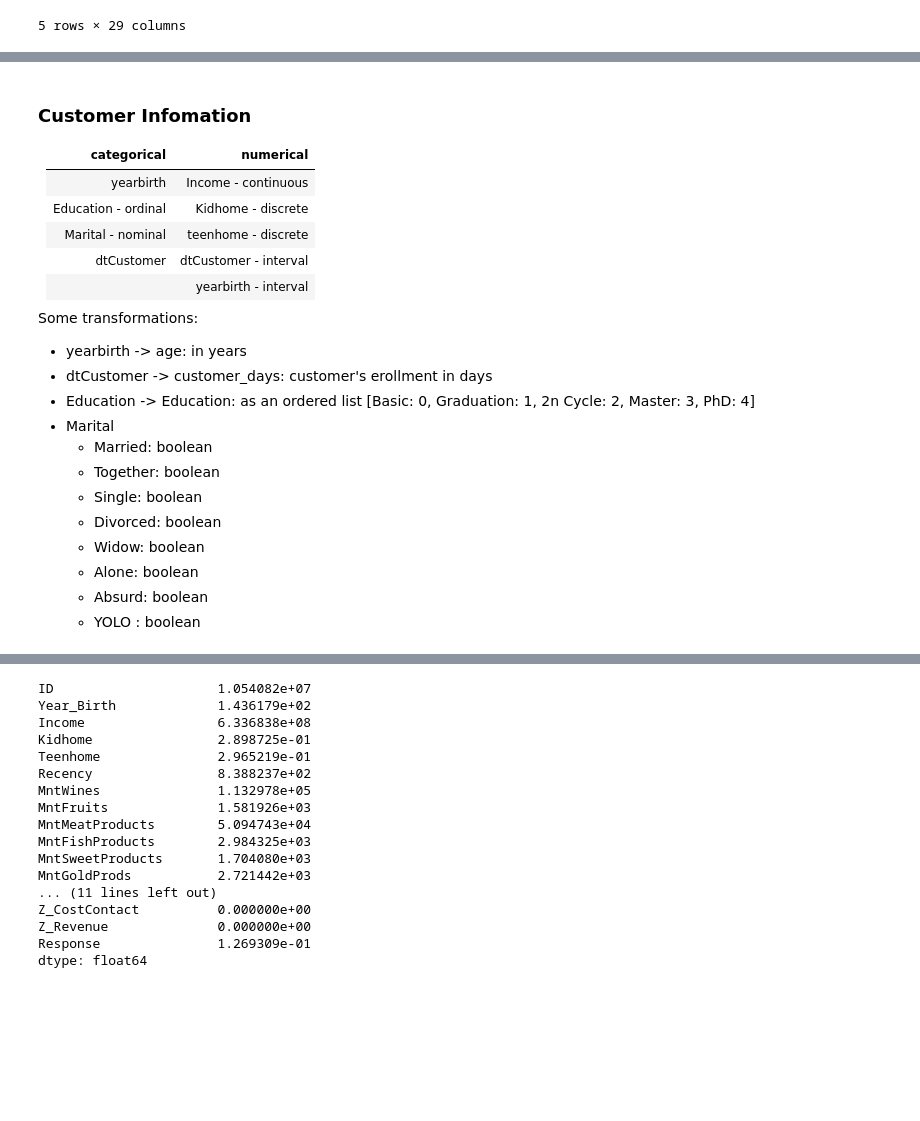
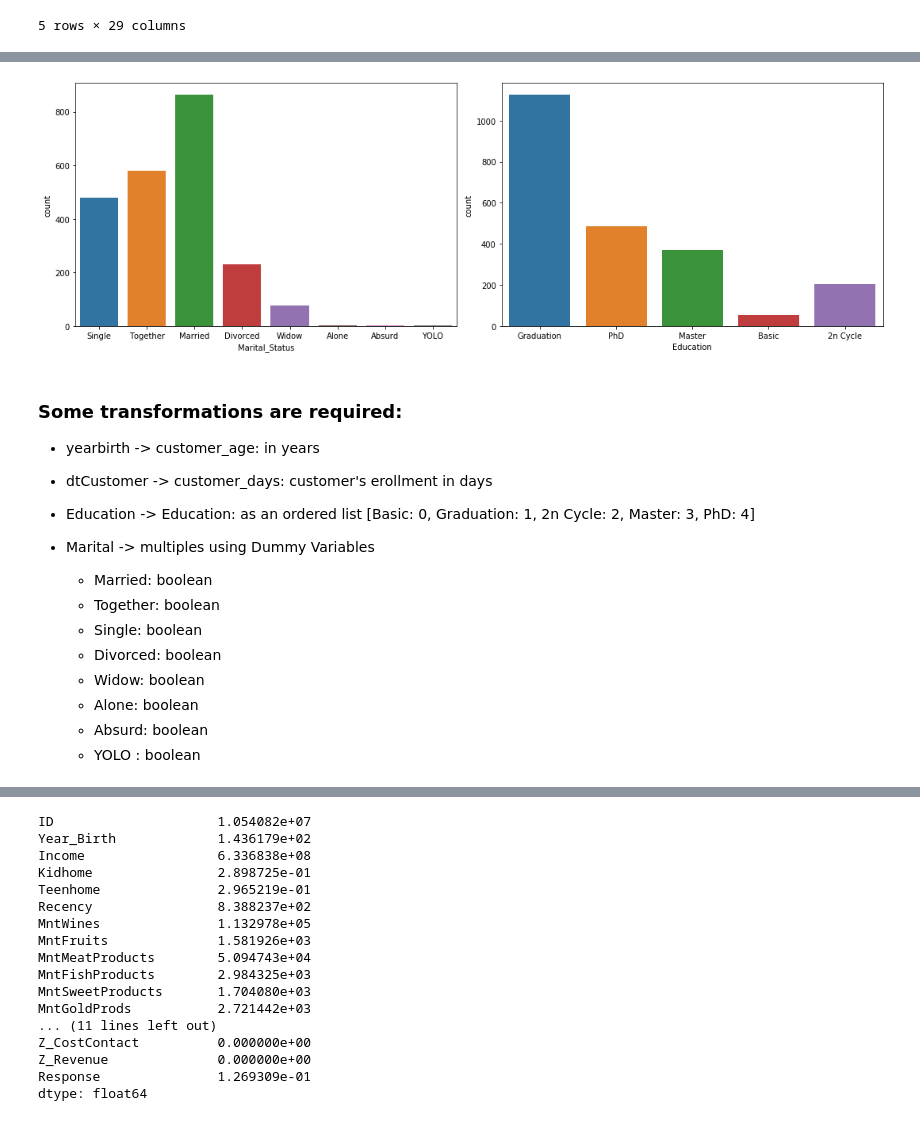
Before and after one commit to nailson/ifood-data-business-analyst-test, a Jupyter notebook: exploratory_analysis.ipynb, the cells around one changed output, grey strips where cells are left out. Drawn from its saved outputs; the diff is of its cells as text; code cells hidden in the pictures; blank space fills up the shorter version.

Commit message:
customer analysis

```diff
--- a/exploratory_analysis.ipynb
+++ b/exploratory_analysis.ipynb
@@ -49,7 +53,7 @@ import seaborn as sns
 # %%
 # Load the main dataset
-df = pd.read_csv('ml_project1_data.csv')
-df.head()
+raw_ifood_df = pd.read_csv('ml_project1_data.csv')
+raw_ifood_df.head()
 # %% [output]
 |  | ID | Year_Birth | Education | Marital_Status | Income | Kidhome | Teenhome | Dt_Customer | Recency | ... |
 | 0 | 5524 | 1957 | Graduation | Single | 58138.0 | 0 | 0 | 2012-09-04 | 58 | ... |
@@ -99,21 +77,21 @@ Name: Marital_Status, dtype: int64
+# %%
+# Taking a look at the categorical variables
+fig, ax = plt.subplots(1,2, figsize=(15,5))
+sns.countplot(raw_ifood_df['Marital_Status'], ax=ax[0])
+sns.countplot(raw_ifood_df['Education'], ax=ax[1])
+plt.tight_layout()
+fig.show()
+# %% [output]
+[figure, added]
 # %% [markdown]
-### Customer Infomation
 
-| categorical 	     | numerical 	            |
-|-----------	     |-----------	            |
-| yearbirth          | Income  - continuous  	|
-| Education - ordinal| Kidhome  - discrete 	    |
-| Marital - nominal  | teenhome - discrete 	    |
-| dtCustomer     	 | dtCustomer - interval    |
-|                    | yearbirth - interval     |
+### Some transformations are required:
 
-
-Some transformations:
-
-* yearbirth -> age: in years
+* yearbirth -> customer_age: in years
 * dtCustomer -> customer_days: customer's erollment in days
 * Education -> Education: as an ordered list \[Basic: 0, Graduation: 1, 2n Cycle: 2, Master: 3, PhD: 4\]
-* Marital
+
+* Marital -> multiples using Dummy Variables
    - Married: boolean
    - Together: boolean
    - Single: boolean
```
Also changed, not shown: parts of 12 cells of this notebook.
